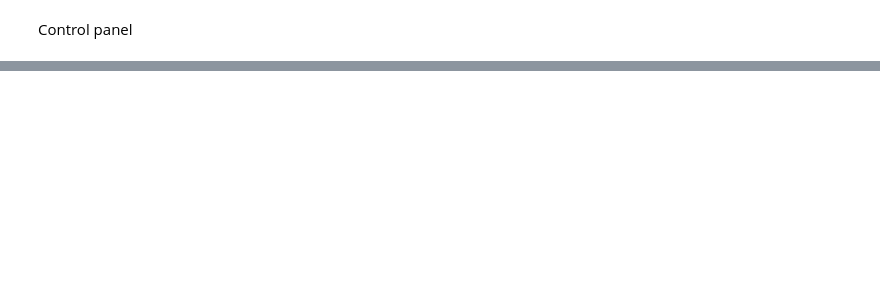
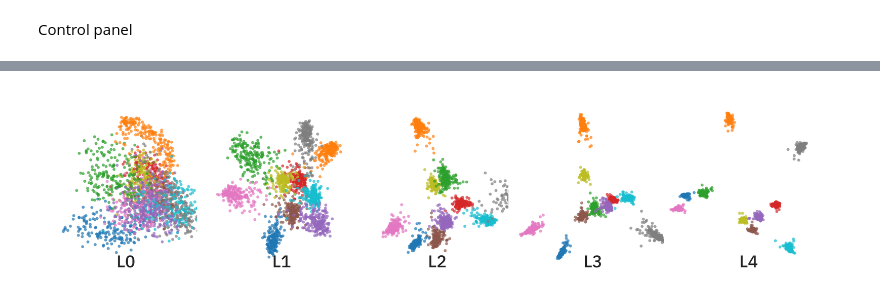
Before and after one commit to niniack/koopmann, a Jupyter notebook: analysis/01_embedding.ipynb, the cells around one changed output, grey strips where cells are left out. Cells and saved outputs as stored; diff of their text form; code cells hidden in the pictures; blank space fills up the shorter version.

Commit message:
clean up notebooks

```diff
--- a/analysis/01_embedding.ipynb
+++ b/analysis/01_embedding.ipynb
@@ -19,7 +29,7 @@ set_seed(21)
 # %% [markdown]
 Control panel
 # %%
-dataset_name = "cifar10"
-model_name = f"convresnet_{dataset_name}"
-file_dir = "/Users/nsa325/Documents/koopmann_model_saves"
+file_dir = "/Users/nsa325/koopmann_model_saves"
 data_root = "/Users/nsa325/datasets/"
+model_name = "resmlp_mnist"
+device = get_device()
@@ -79,12 +87,46 @@ original_act_dict = build_acts_dict(
-# %%
-svd_dim = 3
-whiten_alpha = 0.5
-processed_act_dict = preprocess_acts(
-    original_act_dict=original_act_dict,
-    svd_dim=svd_dim,
-    whiten_alpha=whiten_alpha,
-    preprocess_dict={},
-    device=device,
-    skip_svd=False,
-)
+# %%
+# Data
+keys = list(processed_act_dict.keys())
+labels = [str(t) for t in dataset.labels[:subset_size]]
+classes = sorted(set(labels))
+
+# Colors
+palette = list(mcolors.TABLEAU_COLORS.values())
+# palette = ["#fc9918", "#a779aa", "#4c3191"]  # yinyang palette
+
+colors = [palette[classes.index(cat) % len(palette)] for cat in labels]
+
+# Create grid of plots
+n_cols = 5
+n_rows = math.ceil(len(keys) / n_cols)
+fig = plt.figure(figsize=(5 * n_cols, 5 * n_rows), dpi=300)
+gs = gridspec.GridSpec(n_rows, n_cols, figure=fig, wspace=-0.3, hspace=0.1)
+gs.update(left=0, right=1, top=1, bottom=0)
+
+# Create plots
+for i, key in enumerate(keys):
+    # Plot
+    coords = processed_act_dict[key].cpu().numpy()
+    ax = fig.add_subplot(gs[i // n_cols, i % n_cols], projection="3d")
+    ax.scatter(
+        coords[:, 0], coords[:, 1], coords[:, 2], s=40, c=colors, alpha=0.7, edgecolors="none"
+    )
+    ax.text2D(
+        0.5, 0.05, f"L{key}", fontsize=36, font=ibmplexsans, ha="center", transform=ax.transAxes
+    )
+
+    # Clean appearance
+    kill_ticks(ax)
+    kill_axes(ax)
+    ax.margins(0, 0, 0)  # Remove any internal margins
+
+    # Set consistent view angle
+    ax.view_init(elev=-20, azim=-30)
+    ax.set_box_aspect([1, 1, 1], zoom=1.3)
+
+# Save with minimal borders
+# plt.savefig(f"{model_name}_seq.pdf", format="pdf", bbox_inches="tight", pad_inches=0)
+plt.show()
+# %% [output]
+[figure, added]
 # %%
```
Also changed, not shown: parts of 9 cells of this notebook, 23 other files.
